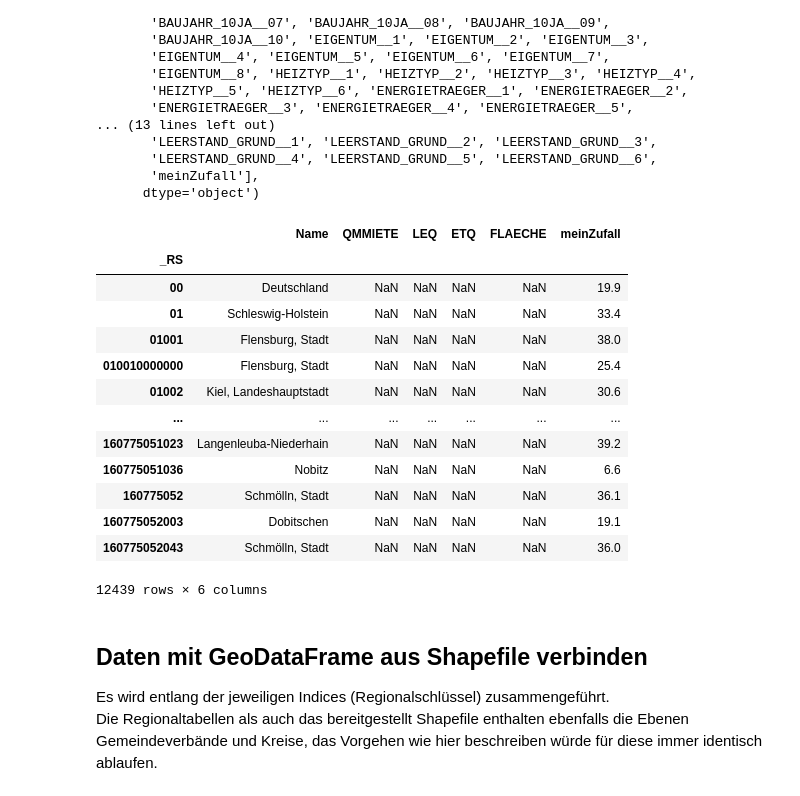
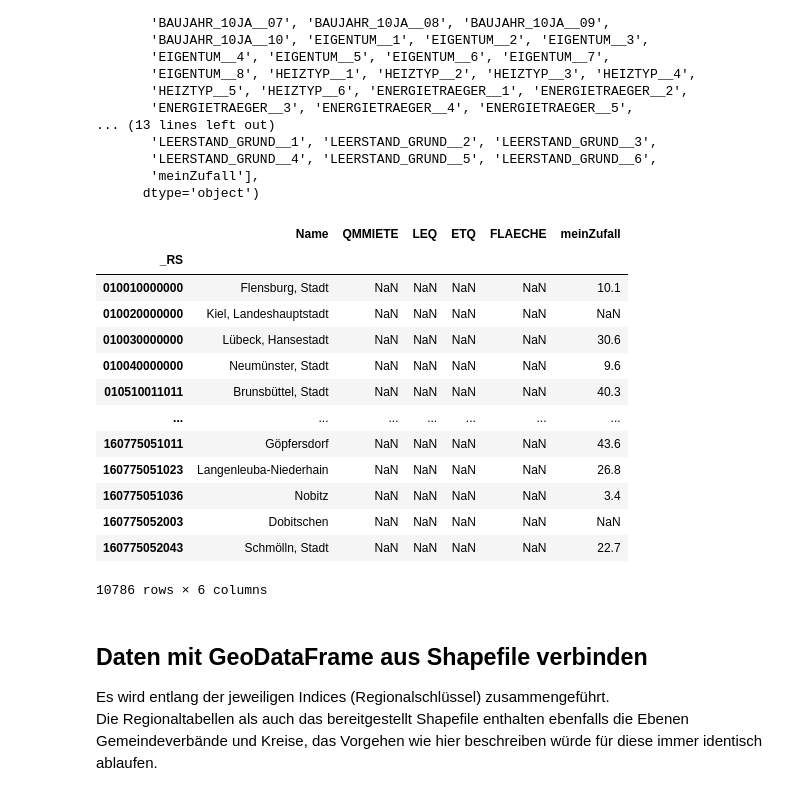
Before and after one commit to wahlatlas/zensus2022, a Jupyter notebook: beispielcode_karte.ipynb, the cells around one changed output. Saved outputs shown, nothing was run; the diff lists cells and outputs as text; code cells hidden in the pictures.

```diff
--- a/beispielcode_karte.ipynb
+++ b/beispielcode_karte.ipynb
@@ -65,0 +92,9 @@ ggf. Fehlermeldung in Suchmaschine eingeben und Version up- oder downgraden
+# %%
+# Tabelle mit Zufallszahlen im Wertebereich 0-50 und einer Nachkomamstelle befüllt
+# Gemeinde Wiesbaden zu Testzwecken mit 'Genau Null oder auf Null geändert' befüllt (Gedankenstrich)
+# Gemeinden Kiel und Dobitschen haben zu Testzwecken die geklammerte Werte (23,23) und (42,42)
+
+regioTabelle_GWZ = pd.read_excel("Regionaltabelle_Gebäude_Wohnungen_Zufall.xlsx",
+                                 sheet_name="CSV-Wohnungen",
+                                 dtype=str)\
+                                .set_index("_RS")
@@ -65,0 +123,4 @@ ggf. Fehlermeldung in Suchmaschine eingeben und Version up- oder downgraden
+# %%
+for col in regioTabelle_GWZ.columns[3:]:
+
+   regioTabelle_GWZ[col] = pd.to_numeric(regioTabelle_GWZ[col], errors="coerce")
@@ -85,22 +171,23 @@ Index(['Berichtszeitpunkt', 'Name', 'Regionalebene', 'GEBAEUDEART_SYS_1',
       dtype='object')
 # %%
 # ausgewählte Datenspalten, die direkt kartiert werden können
-regioTabelle_GWZ[["Name","QMMIETE","LEQ","ETQ","FLAECHE","meinZufall"]]
+regioTabelle_GWZ[regioTabelle_GWZ["Regionalebene"]=="Gemeinde"]\
+            [["Name","QMMIETE","LEQ","ETQ","FLAECHE","meinZufall"]]
 # %% [output]
 |  | Name | QMMIETE | LEQ | ETQ | FLAECHE | meinZufall |
 | _RS |  |  |  |  |  |  |
-| 00 | Deutschland | NaN | NaN | NaN | NaN | 19.9 |
-| 01 | Schleswig-Holstein | NaN | NaN | NaN | NaN | 33.4 |
-| 01001 | Flensburg, Stadt | NaN | NaN | NaN | NaN | 38.0 |
-| 010010000000 | Flensburg, Stadt | NaN | NaN | NaN | NaN | 25.4 |
-| 01002 | Kiel, Landeshauptstadt | NaN | NaN | NaN | NaN | 30.6 |
+| 010010000000 | Flensburg, Stadt | NaN | NaN | NaN | NaN | 10.1 |
+| 010020000000 | Kiel, Landeshauptstadt | NaN | NaN | NaN | NaN | NaN |
+| 010030000000 | Lübeck, Hansestadt | NaN | NaN | NaN | NaN | 30.6 |
+| 010040000000 | Neumünster, Stadt | NaN | NaN | NaN | NaN | 9.6 |
+| 010510011011 | Brunsbüttel, Stadt | NaN | NaN | NaN | NaN | 40.3 |
 | ... | ... | ... | ... | ... | ... | ... |
-| 160775051023 | Langenleuba-Niederhain | NaN | NaN | NaN | NaN | 39.2 |
-| 160775051036 | Nobitz | NaN | NaN | NaN | NaN | 6.6 |
-| 160775052 | Schmölln, Stadt | NaN | NaN | NaN | NaN | 36.1 |
-| 160775052003 | Dobitschen | NaN | NaN | NaN | NaN | 19.1 |
-| 160775052043 | Schmölln, Stadt | NaN | NaN | NaN | NaN | 36.0 |
+| 160775051011 | Göpfersdorf | NaN | NaN | NaN | NaN | 43.6 |
+| 160775051023 | Langenleuba-Niederhain | NaN | NaN | NaN | NaN | 26.8 |
+| 160775051036 | Nobitz | NaN | NaN | NaN | NaN | 3.4 |
+| 160775052003 | Dobitschen | NaN | NaN | NaN | NaN | NaN |
+| 160775052043 | Schmölln, Stadt | NaN | NaN | NaN | NaN | 22.7 |
-12439 rows × 6 columns
+10786 rows × 6 columns
 # %% [markdown]
 ## Daten mit GeoDataFrame aus Shapefile verbinden
 Es wird entlang der jeweiligen Indices (Regionalschlüssel) zusammengeführt.
```
Also changed, not shown: parts of 12 cells of this notebook.
